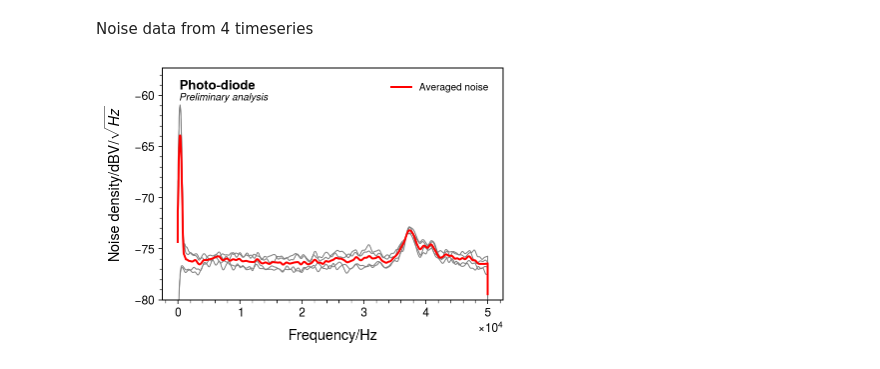
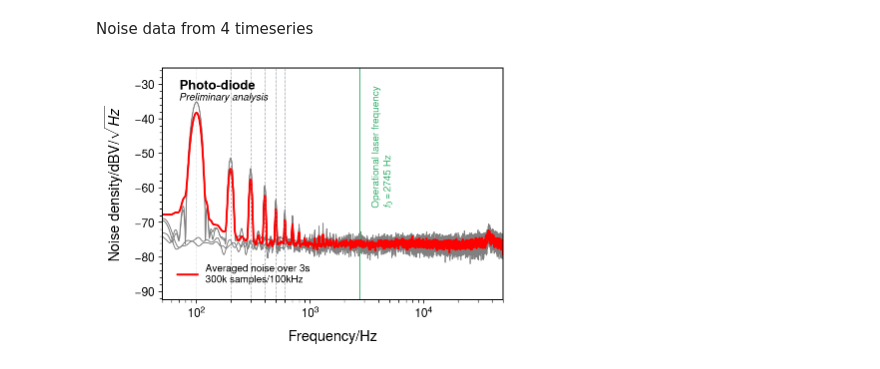
Before and after one commit to mattiasotgia/fresnel_cSi, a Jupyter notebook: analysis/noise_nds.ipynb, the cells around one changed output. Cells and saved outputs as stored; diff of their text form; code cells hidden in the pictures.

```diff
--- a/analysis/noise_nds.ipynb
+++ b/analysis/noise_nds.ipynb
@@ -20,19 +20,26 @@ data_noise = glob.glob('../data/noise/**')
 d = np.array([np.loadtxt(data, skiprows=24) for data in data_noise])
 d_avg = np.concatenate(d)
 # %%
-f, nsd = scipy.signal.welch(d_avg, 1e5, nfft=1e5)
+fig, ax = plt.subplots()
+
+f, nsd = scipy.signal.welch(d_avg, 1e5, nperseg=0.1e5, nfft=3e5)
 nsd = 20 * np.log10(np.sqrt(nsd))
-plt.plot(f,nsd, 'r', label='Averaged noise', zorder=10)
+ax.plot(f,nsd, 'r', label='Averaged noise over 3s\n300k samples/100kHz', zorder=0)
 for di in d:
-    f, nsd = scipy.signal.welch(di, 1e5, nfft=1e5)
+    f, nsd = scipy.signal.welch(di, 1e5, nperseg=0.1e5, nfft=1e5)
     nsd = 20 * np.log10(np.sqrt(nsd))
-    plt.plot(f,nsd, 'gray', lw=1)
-plt.xlabel('Frequency/Hz')
-plt.ylabel('Noise density/$\mathrm{dBV}/\sqrt{Hz}$')
+    ax.plot(f,nsd, 'gray', lw=1, zorder=-1)
+ax.set_xlabel('Frequency/Hz')
+ax.set_ylabel('Noise density/$\mathrm{dBV}/\sqrt{Hz}$')
 hep.label.exp_text('Photo-diode', 'Preliminary analysis', loc=2, italic=(False, True))
-plt.legend()
-plt.ylim(-80,-57.33)
-# plt.xlim(0, 10_000)
+ax.legend(loc=3)
+ax.set_xscale('log')
+ax.set_ylim(-92.33,-25.33)
+ax.set_xlim(50, 50_000)
+ax.axvline(2745, lw=1, color='mediumseagreen', zorder=-1)
+ax.text(3.5e3, -65, 'Operational laser frequency\n$f_0=2745$ Hz', color='mediumseagreen', rotation=90)
+for i in range(6):
+    ax.axvline((i+1)*100, lw=0.5, ls=':', color='slategray')
 plt.savefig('../figures/noise_nds.pdf', bbox_inches='tight')
 # %% [output]
-[figure, old version]
+[figure, new version]
```
Also changed, not shown: parts of 1 cell of this notebook, 4 other files.
